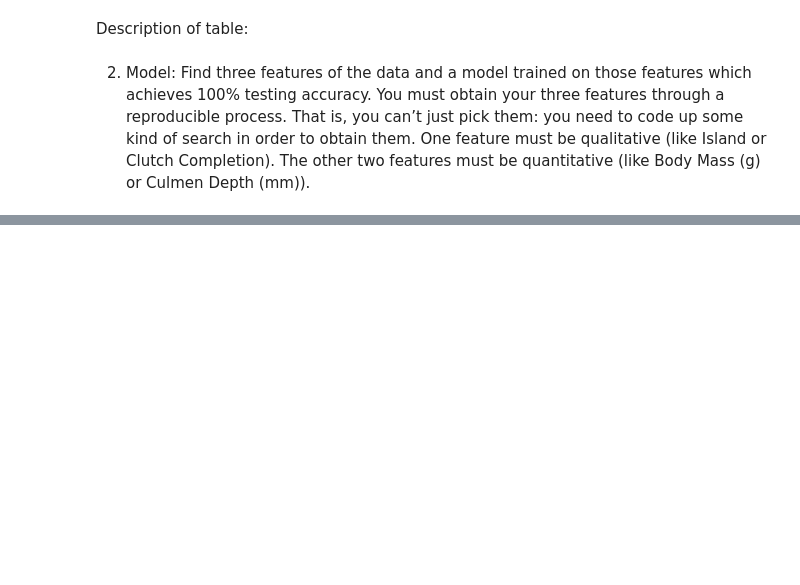
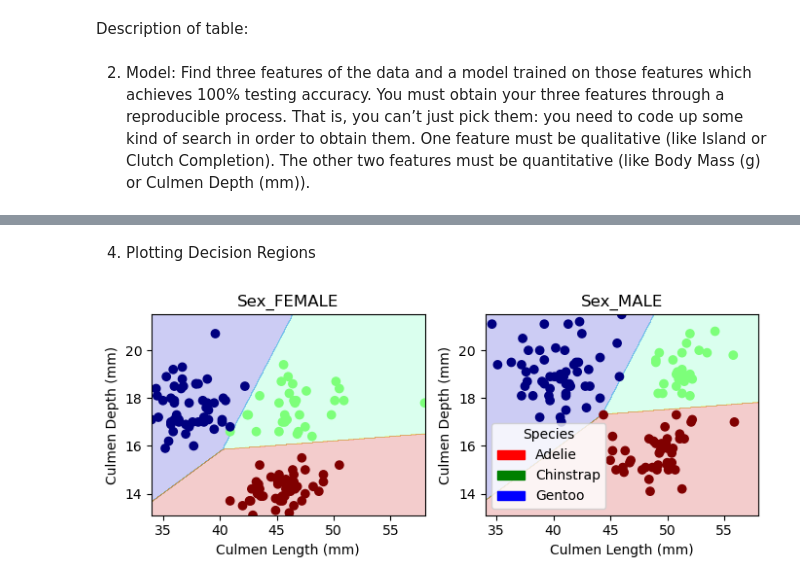
Before and after one commit to lfschweitzer/lfschweitzer.github.io, a Jupyter notebook: homework1.ipynb, the cells around one changed output, grey strips where cells are left out. Drawn from its saved outputs; the diff is of its cells as text; code cells hidden in the pictures; blank space fills up the shorter version.

```diff
--- a/homework1.ipynb
+++ b/homework1.ipynb
@@ -162,0 +189,18 @@ best max depth: {'max_depth': 6}
+# %%
+test_url = "https://raw.githubusercontent.com/PhilChodrow/ml-notes/main/data/palmer-penguins/test.csv"
+test = pd.read_csv(test_url)
+
+test["Species"] = test["Species"].str.split().str.get(0)
+
+X_test, y_test = prepare_data(test)
+
+selected_cols = ['Culmen Length (mm)', 'Culmen Depth (mm)','Sex_FEMALE', 'Sex_MALE']
+
+X_train_selected = X_train[selected_cols]
+X_test_selected = X_test[selected_cols]
+
+LR = LogisticRegression()
+LR.fit(X_train_selected, y_train)
+testScore = LR.score(X_test_selected, y_test)
+
+print(testScore)
@@ -162,0 +216,61 @@ best max depth: {'max_depth': 6}
+# %% [markdown]
+4. Plotting Decision Regions
+# %%
+from matplotlib import pyplot as plt
+import numpy as np
+
+from matplotlib.patches import Patch
+
+def plot_regions(model, X, y):
+
+    x0 = X[X.columns[0]]
+    x1 = X[X.columns[1]]
+    qual_features = X.columns[2:]
+
+    fig, axarr = plt.subplots(1, len(qual_features), figsize = (7, 3))
+
+    # create a grid
+    grid_x = np.linspace(x0.min(),x0.max(),501)
+    grid_y = np.linspace(x1.min(),x1.max(),501)
+    xx, yy = np.meshgrid(grid_x, grid_y)
+
+    XX = xx.ravel()
+    YY = yy.ravel()
+
+    for i in range(len(qual_features)):
+      XY = pd.DataFrame({
+        X.columns[0] : XX,
+        X.columns[1] : YY
+      })
+
+      for j in qual_features:
+        XY[j] = 0
+
+      XY[qual_features[i]] = 1
+
+      p = model.predict(XY)
+      p = p.reshape(xx.shape)
+
+
+      # use contour plot to visualize the predictions
+      axarr[i].contourf(xx, yy, p, cmap = "jet", alpha = 0.2, vmin = 0, vmax = 2)
+
+      ix = X[qual_features[i]] == 1
+      # plot the data
+      axarr[i].scatter(x0[ix], x1[ix], c = y[ix], cmap = "jet", vmin = 0, vmax = 2)
+
+      axarr[i].set(xlabel = X.columns[0],
+            ylabel  = X.columns[1],
+            title = qual_features[i])
+
+      patches = []
+      for color, spec in zip(["red", "green", "blue"], ["Adelie", "Chinstrap", "Gentoo"]):
+        patches.append(Patch(color = color, label = spec))
+
+      plt.legend(title = "Species", handles = patches, loc = "best")
+
+      plt.tight_layout()
+
+plot_regions(LR, X_train_selected, y_train)
+# %% [output]
+[figure, added]
```
Also changed, not shown: parts of 10 cells of this notebook.
